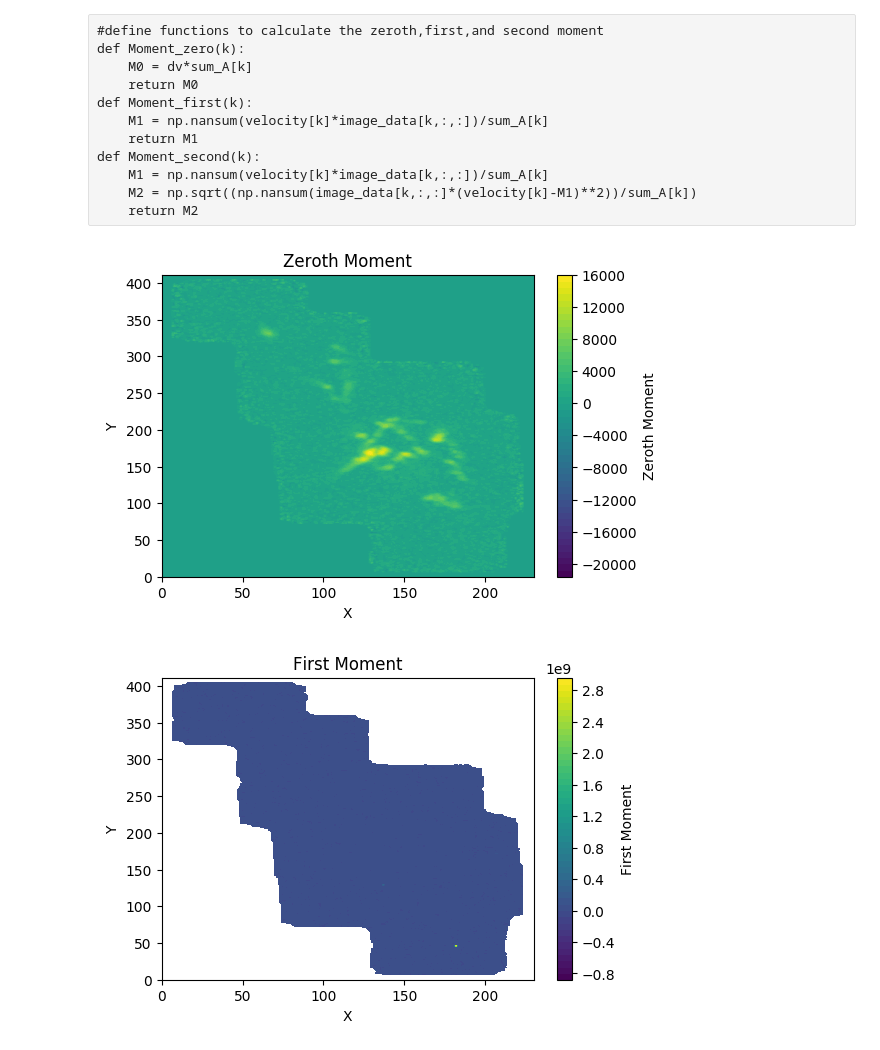
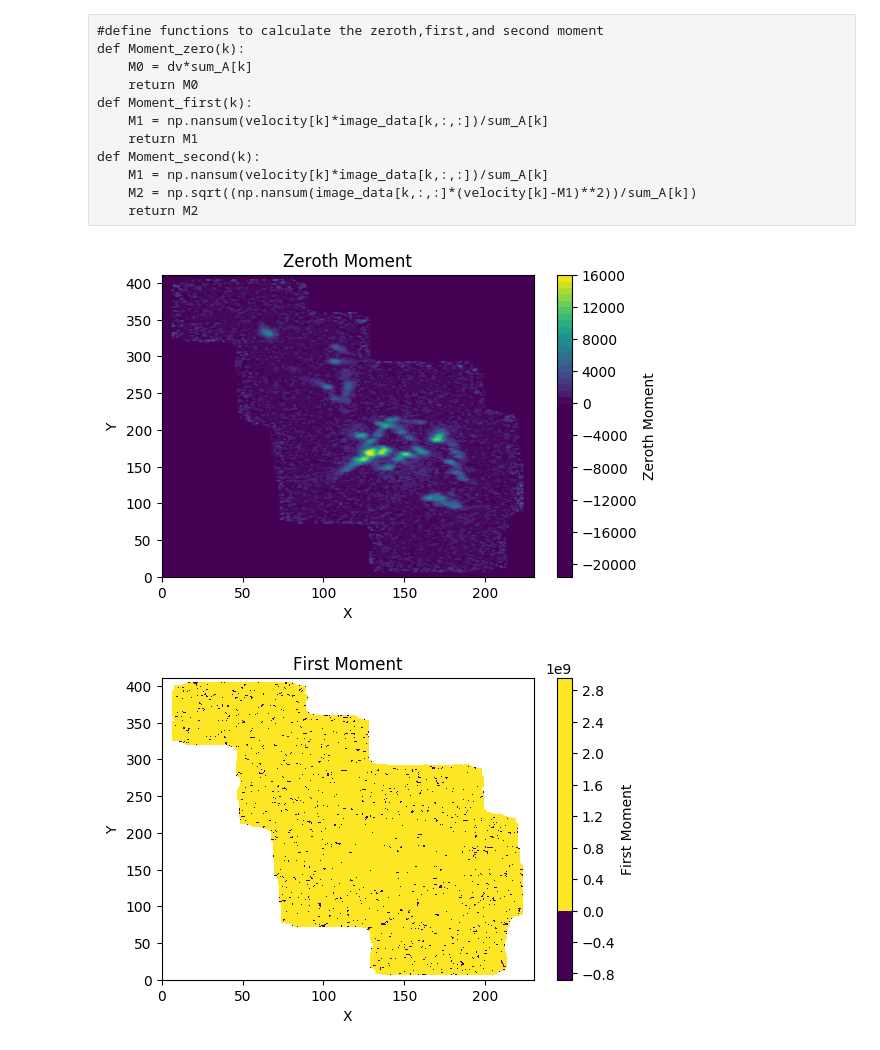
Before and after one commit to AveryGong515/CTA200, a Jupyter notebook: SURPproject_LilyGong.ipynb, the cells around one changed output. Cells and saved outputs as stored; diff of their text form; code cells hidden in the pictures.

```diff
--- a/SURPproject_LilyGong.ipynb
+++ b/SURPproject_LilyGong.ipynb
@@ -187,16 +185,17 @@ for i in range(231):
 # %%
 i = np.arange(0,231,1)
 j = np.arange(0,412,1)
 X,Y = np.meshgrid(i,j)
 plt.figure(dpi=100)
 plt.contourf(X,Y,M0,levels=50)
+plt.clim(0,16000)
 plt.xlabel("X")
 plt.ylabel("Y")
 plt.title("Zeroth Moment")
 plt.colorbar(label="Zeroth Moment",)
 plt.show()
 # %% [output]
-[figure, old version]
+[figure, new version]
 # %%
 M1 = np.zeros((412,231))
 for i in range(231):
@@ -209,13 +208,14 @@ j = np.arange(0,412,1)
 X,Y = np.meshgrid(i,j)
 plt.figure(dpi=100)
 plt.contourf(X,Y,M1,levels=50)
+plt.clim(0,2.8)
 plt.xlabel("X")
 plt.ylabel("Y")
 plt.title("First Moment")
 plt.colorbar(label="First Moment",)
 plt.show()
 # %% [output]
-[figure, old version]
+[figure, new version]
 # %%
 M2 = np.zeros((412,231))
 for i in range(231):
```
Also changed, not shown: parts of 2 cells of this notebook.
